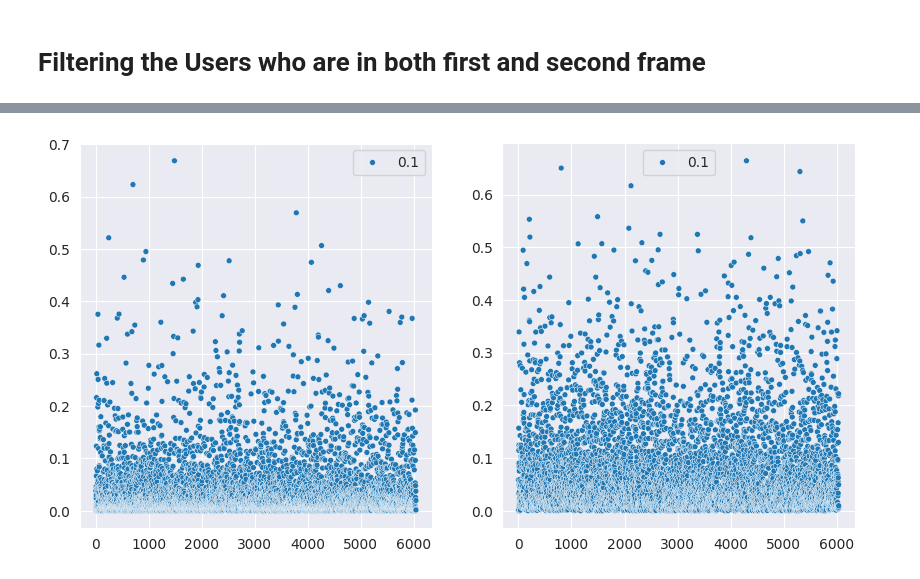
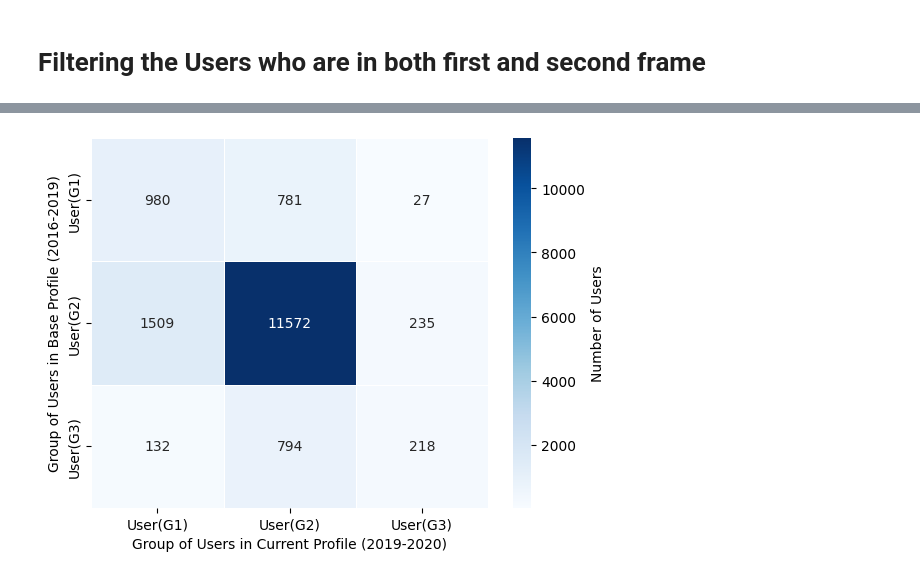
Before and after one commit to yeganegi-reza/Calibration, a Jupyter notebook: EDA/fm_2b.ipynb, the cells around one changed output, grey strips where cells are left out. Drawn from its saved outputs; the diff is of its cells as text; code cells hidden in the pictures.

```diff
--- a/EDA/fm_2b.ipynb
+++ b/EDA/fm_2b.ipynb
@@ -657,21 +373,18 @@ np.float64(0.07773823607704947)
 # %%
+import numpy as np
 import seaborn as sns
 import matplotlib.pyplot as plt
 
 with sns.axes_style("darkgrid"):
-    fig, axes = plt.subplots(2, 3, figsize=(20, 10))
+    fig, axes = plt.subplots(1, 3, figsize=(22, 6.5))
     for i in range(3):
-        diff_random = np.abs(p_c_random[:, i] - q_c_random[:, i])
+        ax = axes[i]
         diff_ordered = np.abs(p_c_ordered[:, i] - q_c_ordered[:, i])
-        ax_random = axes.ravel()[i]
-        ax_ordered = axes.ravel()[i + 3]
+        sns.scatterplot(x=p_c_ordered[:, i], y=q_c_ordered[:, i], size=diff_ordered, hue=diff_ordered, ax=ax)
 
-        sns.scatterplot(x=p_c_random[:, i], y=q_c_random[:, i], size=diff_random, hue=diff_random, ax=ax_random)
-        sns.scatterplot(x=p_c_ordered[:, i], y=q_c_ordered[:, i], size=diff_ordered, hue=diff_ordered, ax=ax_ordered)
+        label_x = f"Proportion of Interactions with group {i+1} Items in Base Profile (2016-2019)"
+        label_y = f"Proportion of Interactions with group {i+1} Items in Current Profile (2019-2020)"
 
-        ax_random.set_xlabel(f"""The ratio of items from group {i+1} in user profile for first 0.8 of the """)
-        ax_random.set_ylabel(f"""The ratio of items from group {i+1} in recommendation""")
-
-        ax_ordered.set_xlabel(f"""The ratio of items from group {i+1} in user profile""")
-        ax_ordered.set_ylabel(f"""The ratio of items from group {i+1} in recommendation""")
+        ax.set_xlabel(label_x)
+        ax.set_ylabel(label_y)
 # %% [output]
@@ -693,14 +392,24 @@ with sns.axes_style("darkgrid"):
 # %%
-import seaborn as sns
-import matplotlib.pyplot as plt
+user_consumption_type_before = np.argmax(p_c_ordered, axis=1)
+user_consumption_type_after = np.argmax(q_c_ordered, axis=1)
 
-jsd_ordered = jsd(p_c_ordered, q_c_ordered)
-jsd_random = jsd(p_c_random, q_c_random)
+n_groups = p_c_ordered.shape[1]
+transition_matrix = np.zeros((n_groups, n_groups), dtype=int)
+
+for i in range(n_groups):
+    for j in range(n_groups):
+        count = np.sum((user_consumption_type_before == i) & (user_consumption_type_after == j))
+        transition_matrix[i, j] = count
+
+group_labels = ["User(G1)", "User(G2)", "User(G3)"]
+df_transition = pd.DataFrame(transition_matrix, index=group_labels, columns=group_labels)
 
 
-with sns.axes_style("darkgrid"):
-    fig, axes = plt.subplots(1, 2, figsize=(10, 5))
-    sns.scatterplot(x=np.arange(len(kl_random)), y=jsd_random, size=0.1, ax=axes.ravel()[0])
-    sns.scatterplot(x=np.arange(len(kl_ordered)), y=jsd_ordered, size=0.1, ax=axes.ravel()[1])
+sns.heatmap(df_transition, annot=True, fmt="d", cmap="Blues", linewidths=0.5, cbar_kws={"label": "Number of Users"})
+
+plt.ylabel("Group of Users in Base Profile (2016-2019)")
+plt.xlabel("Group of Users in Current Profile (2019-2020)")
+
+plt.show()
 # %% [output]
-[figure, old version]
+[figure, new version]
```
Also changed, not shown: parts of 34 cells of this notebook, 7 other files.
